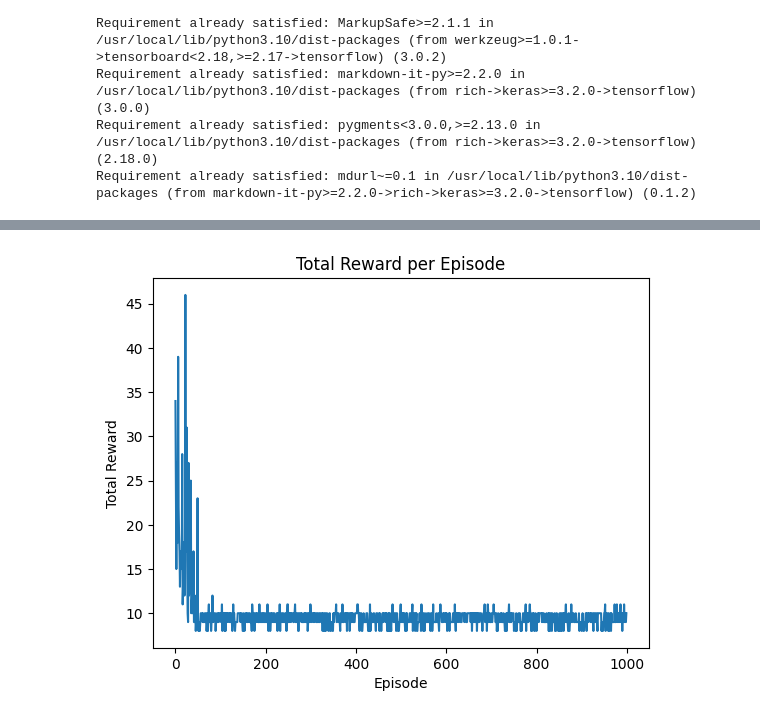
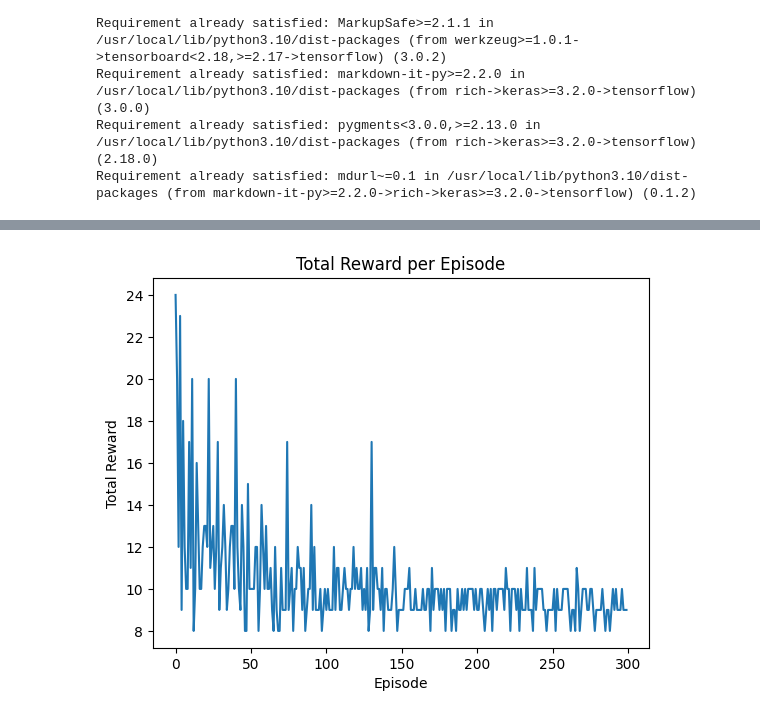
Before and after one commit to GOPIKA-S-S/RL, a Jupyter notebook: 2348518_lab10_RLipynb.ipynb, the cells around one changed output, grey strips where cells are left out. Cells and saved outputs as stored; diff of their text form; code cells hidden in the pictures.

```diff
--- a/2348518_lab10_RLipynb.ipynb
+++ b/2348518_lab10_RLipynb.ipynb
@@ -74,7 +74,7 @@ class PolicyGradientAgent:
             discounted_rewards[t] = cumulative
         return discounted_rewards
 
-def train_agent(episodes=1000):
+def train_agent(episodes=300):
     env = gym.make('CartPole-v1', new_step_api=True)
     state_dim = env.observation_space.shape[0]
     action_dim = env.action_space.n
@@ -135 +135 @@ Streaming output truncated to the last 5000 lines.
-[figure, old version]
+[figure, new version]
```
Also changed, not shown: parts of 1 cell of this notebook.
